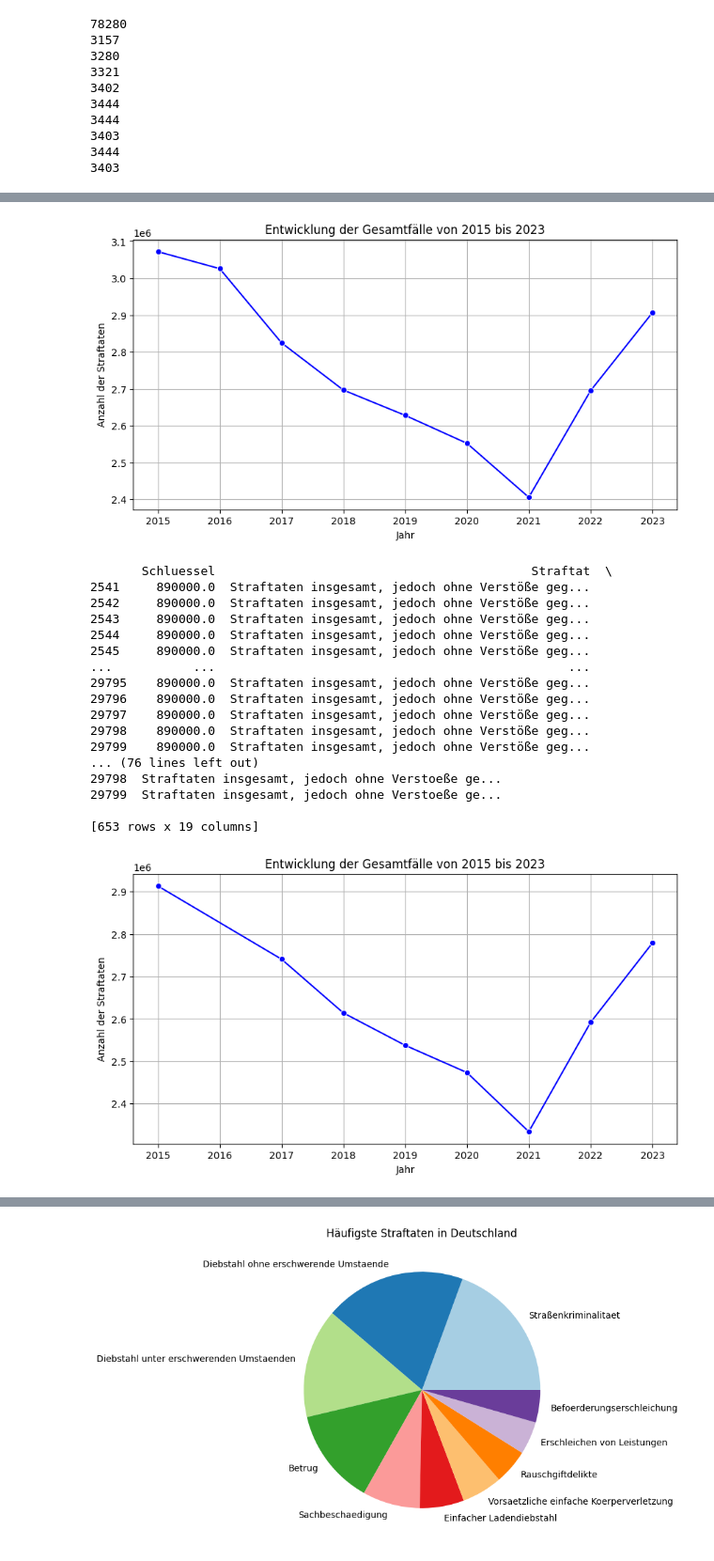
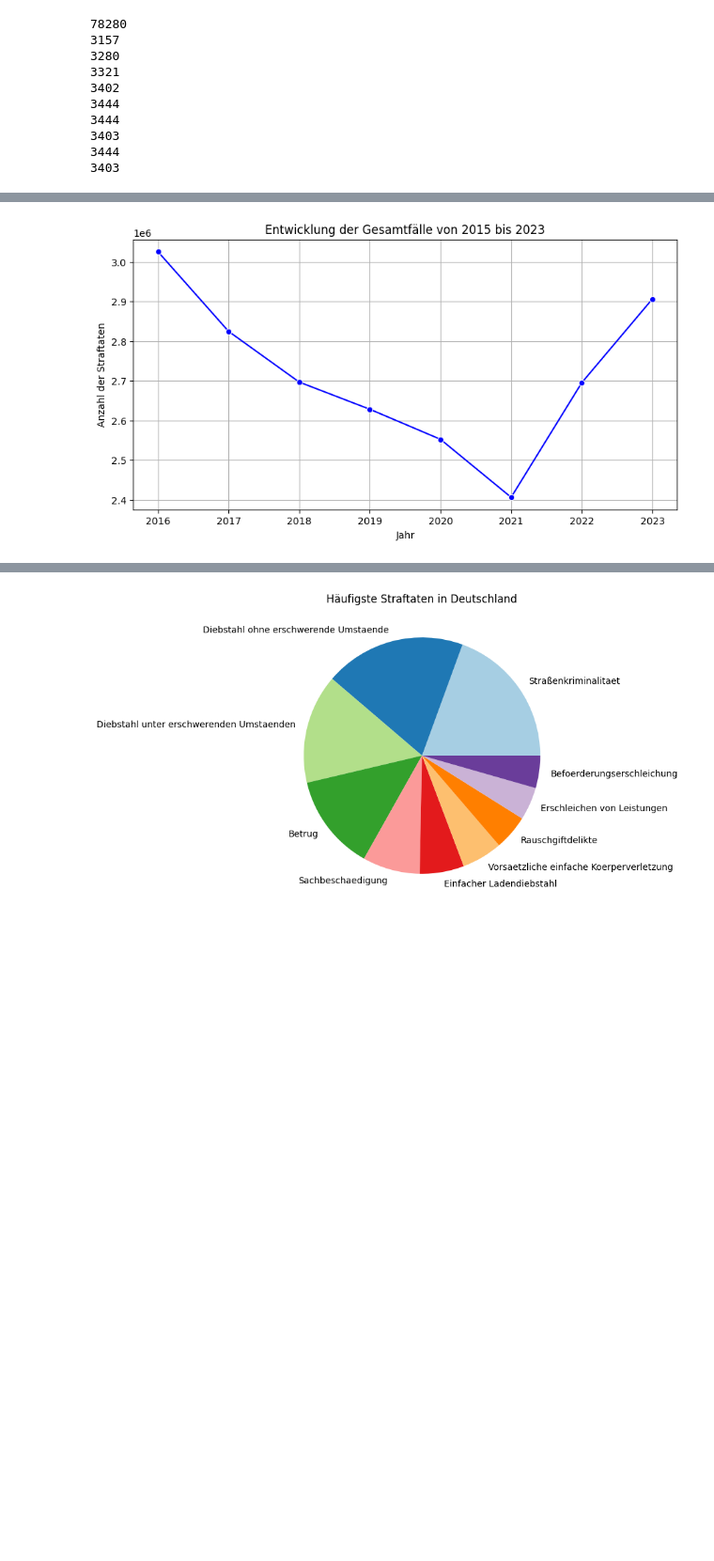
Before and after one commit to HerrMitesch/krimistat, a Jupyter notebook: Cleaning_Faelle.ipynb, the cells around one changed output, grey strips where cells are left out. Shown at 94% size. Drawn from its saved outputs; the diff is of its cells as text; code cells hidden in the pictures; blank space fills up the shorter version.

```diff
--- a/Cleaning_Faelle.ipynb
+++ b/Cleaning_Faelle.ipynb
@@ -192,7 +194,7 @@ print(len(data_2023))
 3444
 3403
 # %%
-combined_df = pd.concat([data_2015,data_2016,data_2017,data_2018,data_2019,data_2020,data_2021,data_2022,data_2023], ignore_index=True)
+combined_df = pd.concat([data_2016,data_2017,data_2018,data_2019,data_2020,data_2021,data_2022,data_2023], ignore_index=True)
 # %%
 numeric_columns = ["Schluessel","Gemeindeschluessel","Faelle","HZ","Versuche","Versuche_Prozent","Schusswaffe_gedroht","Schusswaffe_geschossen","aufgeklaert","Aufklaerungsquote","Tatverdaechtige","Tatverdaechtige_maennlich","Tatverdaechtige_weiblich","Nichtdeutsche","Nichtdeutsche_Prozent"]
 for column in numeric_columns:
@@ -221,55 +223,22 @@ combined_df.to_csv("Faelle_combined_clean.csv",index=False)
 # %%
 import matplotlib.pyplot as plt
 import seaborn as sns
 
 # Nur die Zeilen mit "Straftaten insgesamt" auswählen
 df_total = combined_df[combined_df["Straftat"] == "Straftaten insgesamt"]
 # Gruppieren nach Jahr, falls nötig
 df_grouped = df_total.groupby("Jahr")["Faelle"].sum().reset_index()
 
 # Plot
 plt.figure(figsize=(10, 5))
 sns.lineplot(x="Jahr", y="Faelle", data=df_grouped, marker="o", color="b")
 plt.xlabel("Jahr")
 plt.ylabel("Anzahl der Straftaten")
 plt.title("Entwicklung der Gesamtfälle von 2015 bis 2023")
 plt.grid()
 plt.show()
-
-# Nur die Zeilen mit "Straftaten insgesamt" auswählen
-df_total=df[df["Vereinfachte_Straftat"] == 'Straftaten insgesamt, jedoch ohne Verstoeße gegen das Aufenthalts-, das Asyl- und das Freizuegigkeitsgesetz/EU']
-print(df_total)
-# Gruppieren nach Jahr, falls nötig
-df_grouped = df_total.groupby("Jahr")["Faelle"].sum().reset_index()
-
-# Plot
-plt.figure(figsize=(10, 5))
-sns.lineplot(x="Jahr", y="Faelle", data=df_grouped, marker="o", color="b")
-plt.xlabel("Jahr")
-plt.ylabel("Anzahl der Straftaten")
-plt.title("Entwicklung der Gesamtfälle von 2015 bis 2023")
-plt.grid()
-plt.show()
 # %% [output]
-[figure, old version]
+[figure, new version]
-       Schluessel                                           Straftat  \
-2541     890000.0  Straftaten insgesamt, jedoch ohne Verstöße geg...
-2542     890000.0  Straftaten insgesamt, jedoch ohne Verstöße geg...
-2543     890000.0  Straftaten insgesamt, jedoch ohne Verstöße geg...
-2544     890000.0  Straftaten insgesamt, jedoch ohne Verstöße geg...
-2545     890000.0  Straftaten insgesamt, jedoch ohne Verstöße geg...
-...           ...                                                ...
-29795    890000.0  Straftaten insgesamt, jedoch ohne Verstöße geg...
-29796    890000.0  Straftaten insgesamt, jedoch ohne Verstöße geg...
-29797    890000.0  Straftaten insgesamt, jedoch ohne Verstöße geg...
-29798    890000.0  Straftaten insgesamt, jedoch ohne Verstöße geg...
-29799    890000.0  Straftaten insgesamt, jedoch ohne Verstöße geg...
-... (76 lines left out)
-29798  Straftaten insgesamt, jedoch ohne Verstoeße ge...
-29799  Straftaten insgesamt, jedoch ohne Verstoeße ge...
-
-[653 rows x 19 columns]
-[figure, removed]
 # %%
 
 #  Filtern: Nur "Straftaten insgesamt" für jede Stadt
```
Also changed, not shown: parts of 8 cells of this notebook, 2 other files.
